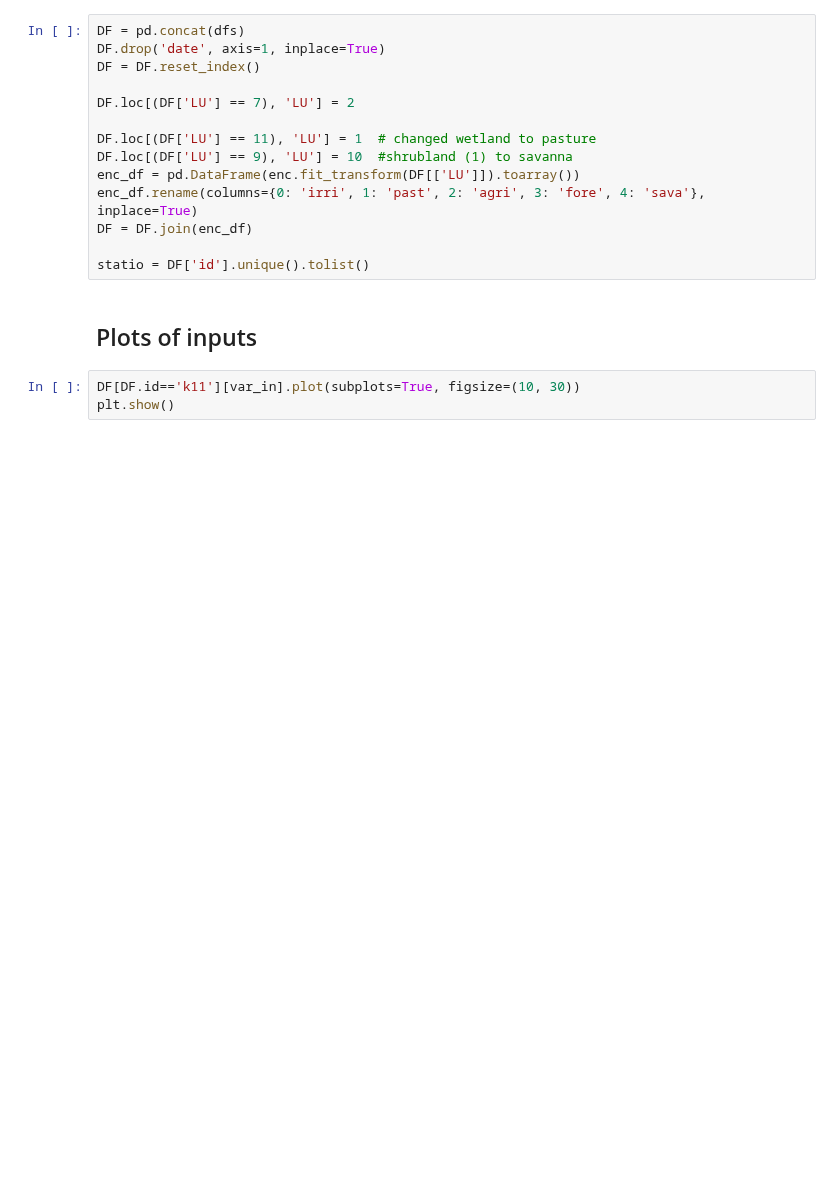
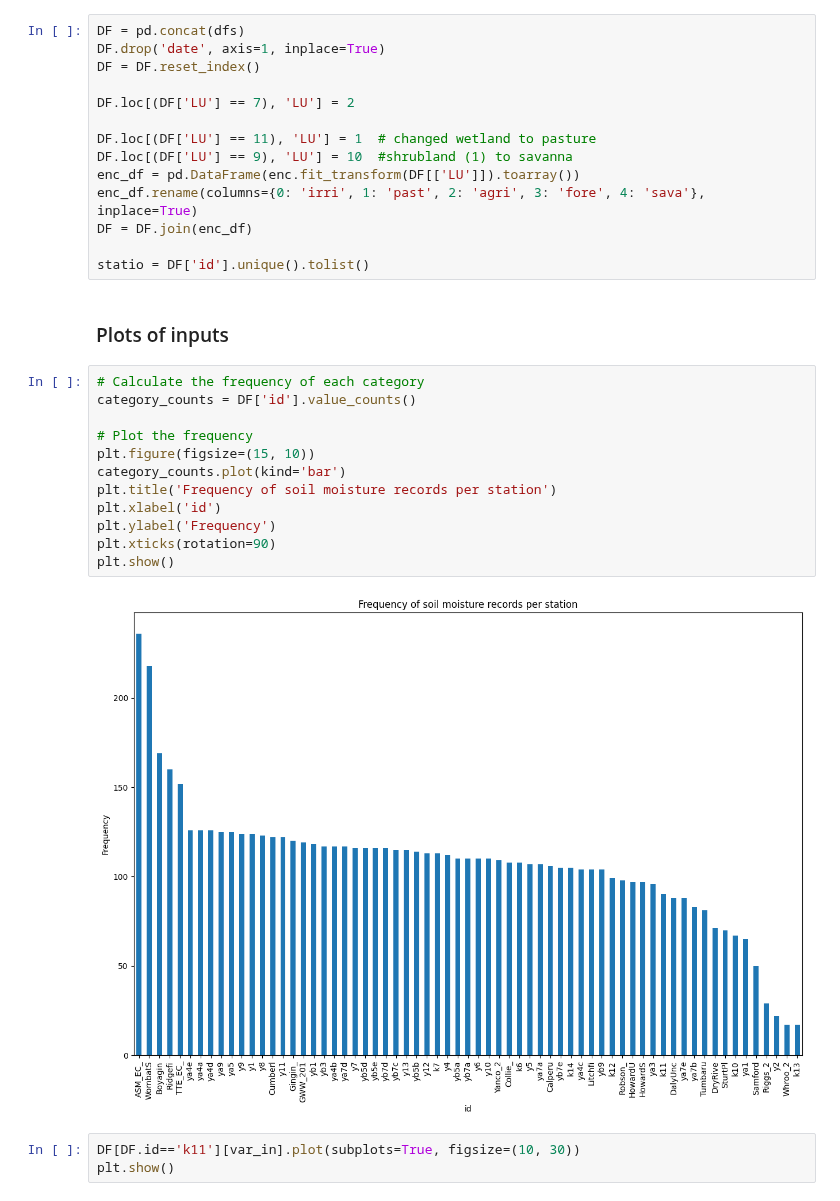
Before and after one commit to top-data/Soil_moisture, a Jupyter notebook: SM_modeling_surface.ipynb, the cells around one changed output. Saved outputs shown, nothing was run; the diff lists cells and outputs as text; blank space fills up the shorter version.

```diff
--- a/SM_modeling_surface.ipynb
+++ b/SM_modeling_surface.ipynb
@@ -662,7 +662,21 @@ DF = DF.join(enc_df)
 
 statio = DF['id'].unique().tolist()
 # %% [markdown]
-## Plots of inputs
+### Plots of inputs
+# %%
+# Calculate the frequency of each category
+category_counts = DF['id'].value_counts()
+
+# Plot the frequency
+plt.figure(figsize=(15, 10))
+category_counts.plot(kind='bar')
+plt.title('Frequency of soil moisture records per station')
+plt.xlabel('id')
+plt.ylabel('Frequency')
+plt.xticks(rotation=90)
+plt.show()
+# %% [output]
+[figure, added]
 # %%
 DF[DF.id=='k11'][var_in].plot(subplots=True, figsize=(10, 30))
 plt.show()
```
Also changed, not shown: parts of 2 cells of this notebook.
